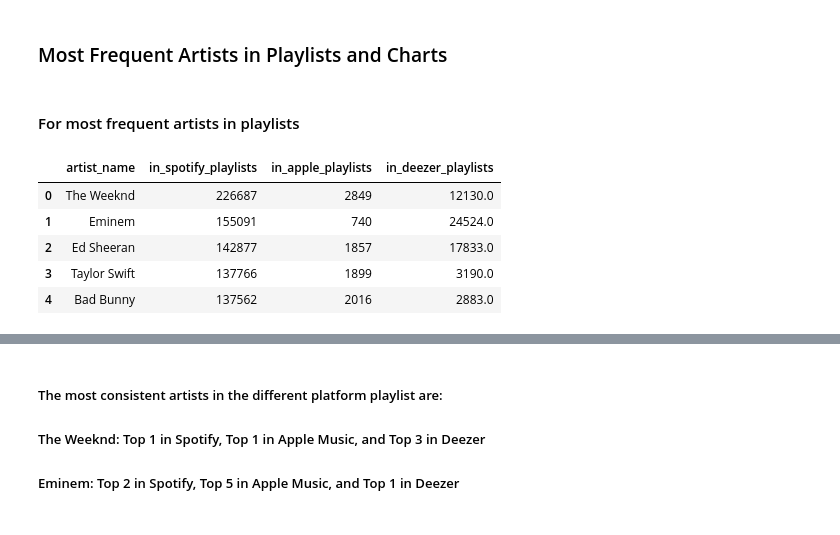
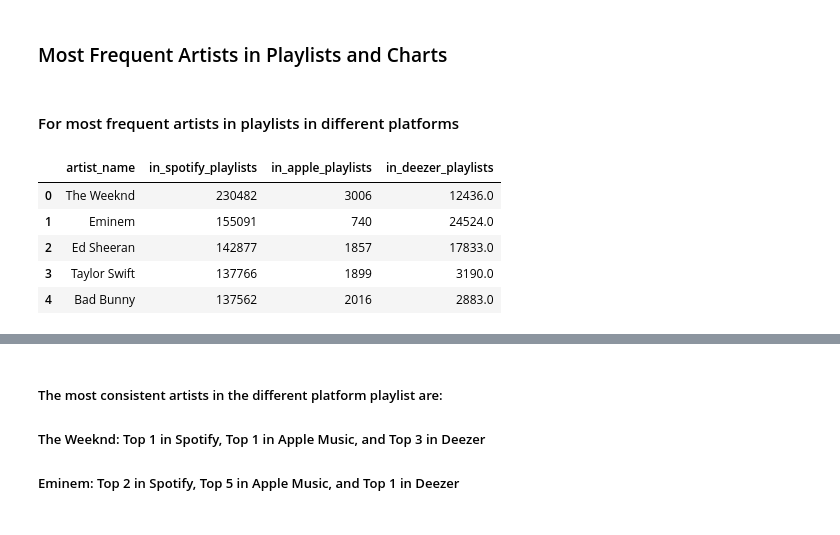
Before and after one commit to Angel0po/EDA_BON-AO, a Jupyter notebook: EDA_BON-AO.ipynb, the cells around one changed output, grey strips where cells are left out. Cells and saved outputs as stored; diff of their text form; code cells hidden in the pictures.

```diff
--- a/EDA_BON-AO.ipynb
+++ b/EDA_BON-AO.ipynb
@@ -1107,22 +1125,22 @@ Text(0, 0.5, 'Stream Mean by Hundred Millions')
 #####
 # %% [markdown]
 ### Most Frequent Artists in Playlists and Charts
-# %% [markdown]
-#### For most frequent artists in playlists
+# %% [markdown]
+#### For most frequent artists in playlists in different platforms
 # %%
 platform_playlists = ['in_spotify_playlists','in_apple_playlists','in_deezer_playlists']
 # groups all playlists attribute
 
 df_artist_playlists = df_spotify.groupby('artist_name').sum(platform_playlists)
 # groups by artists and adds all their occurances in the different platform pllaylists
 
 df_artist_playlists = df_artist_playlists.sort_values(platform_playlists, ascending=False).reset_index()
 # orders occurances in the diff platform playlists from greatest to least
 
-df_artist_playlists[['artist_name','in_spotify_playlists','in_apple_playlists','in_deezer_playlists']].head()
+df_artist_playlists[['artist_name','in_spotify_playlists','in_apple_playlists','in_deezer_playlists']].he
 # %% [output]
 |  | artist_name | in_spotify_playlists | in_apple_playlists | in_deezer_playlists |
-| 0 | The Weeknd | 226687 | 2849 | 12130.0 |
+| 0 | The Weeknd | 230482 | 3006 | 12436.0 |
 | 1 | Eminem | 155091 | 740 | 24524.0 |
 | 2 | Ed Sheeran | 142877 | 1857 | 17833.0 |
 | 3 | Taylor Swift | 137766 | 1899 | 3190.0 |
```
Also changed, not shown: parts of 51 cells of this notebook.
